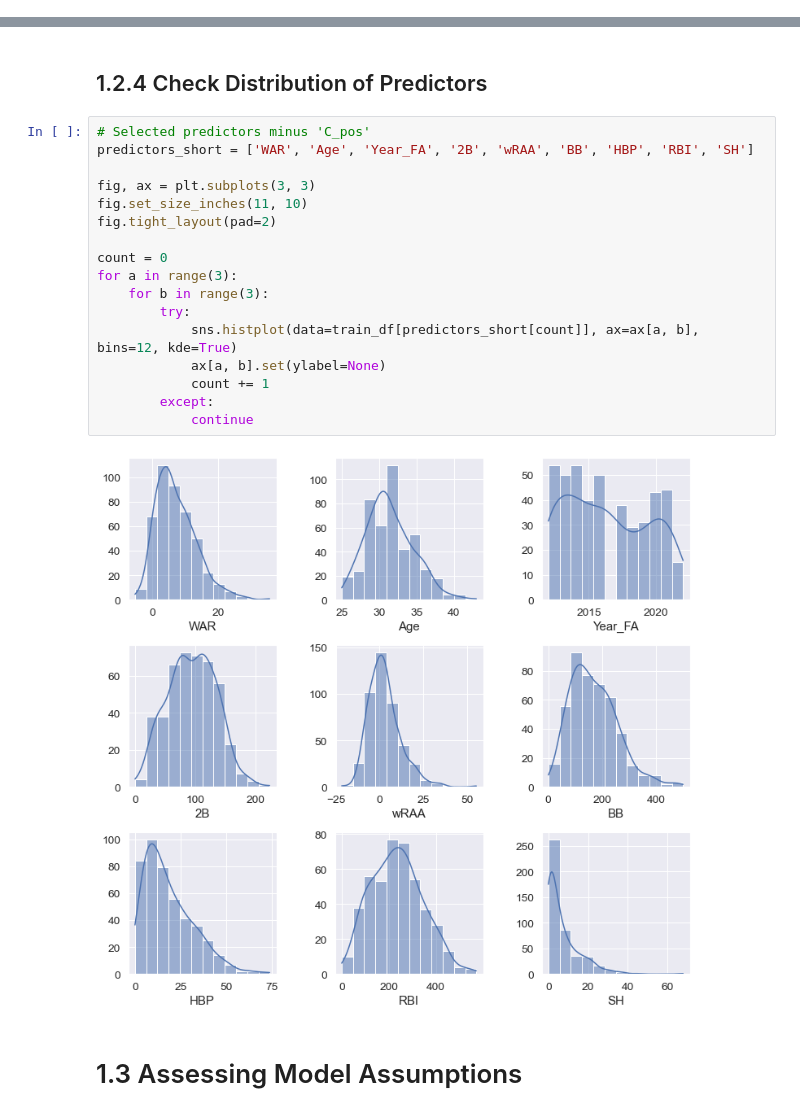
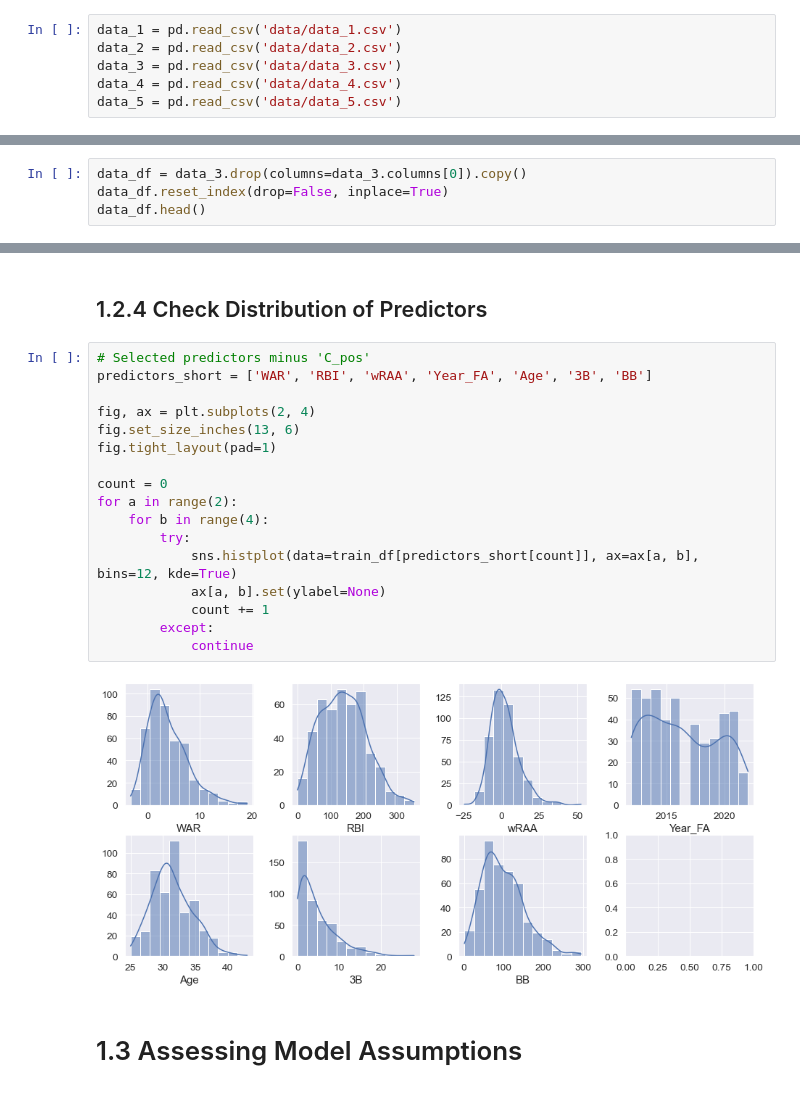
Before and after one commit to cj0121/mlb-salary-prediction, a Jupyter notebook: main.ipynb, the cells around one changed output, grey strips where cells are left out. Saved outputs shown, nothing was run; the diff lists cells and outputs as text.

Commit message:
5fold CV on # of years aggregated, outliers, other stuff

```diff
--- a/main.ipynb
+++ b/main.ipynb
@@ -55,0 +44,6 @@ data_df.head()
+# %%
+data_1 = pd.read_csv('data/data_1.csv')
+data_2 = pd.read_csv('data/data_2.csv')
+data_3 = pd.read_csv('data/data_3.csv')
+data_4 = pd.read_csv('data/data_4.csv')
+data_5 = pd.read_csv('data/data_5.csv')
@@ -55,0 +116,4 @@ data_df.head()
+# %%
+data_df = data_3.drop(columns=data_3.columns[0]).copy()
+data_df.reset_index(drop=False, inplace=True)
+data_df.head()
@@ -205,23 +303,23 @@ Stepwise completed. Vars selected: ['WAR', 'Age', 'Year_FA', '2B', 'C_pos', 'wRA
 ## 1.2.4 Check Distribution of Predictors
 # %%
 # Selected predictors minus 'C_pos'
-predictors_short = ['WAR', 'Age', 'Year_FA', '2B', 'wRAA', 'BB', 'HBP', 'RBI', 'SH']
+predictors_short = ['WAR', 'RBI', 'wRAA', 'Year_FA', 'Age', '3B', 'BB']
 
-fig, ax = plt.subplots(3, 3)
-fig.set_size_inches(11, 10)
-fig.tight_layout(pad=2)
+fig, ax = plt.subplots(2, 4)
+fig.set_size_inches(13, 6)
+fig.tight_layout(pad=1)
 
 count = 0
-for a in range(3):
-    for b in range(3):
+for a in range(2):
+    for b in range(4):
         try:
             sns.histplot(data=train_df[predictors_short[count]], ax=ax[a, b], bins=12, kde=True)
             ax[a, b].set(ylabel=None)
             count += 1
         except:
             continue
 # %% [output]
-[figure, old version]
+[figure, new version]
 # %% [markdown]
 # 1.3 Assessing Model Assumptions
 # %% [markdown]
```
Also changed, not shown: parts of 60 cells of this notebook, 16 other files.
